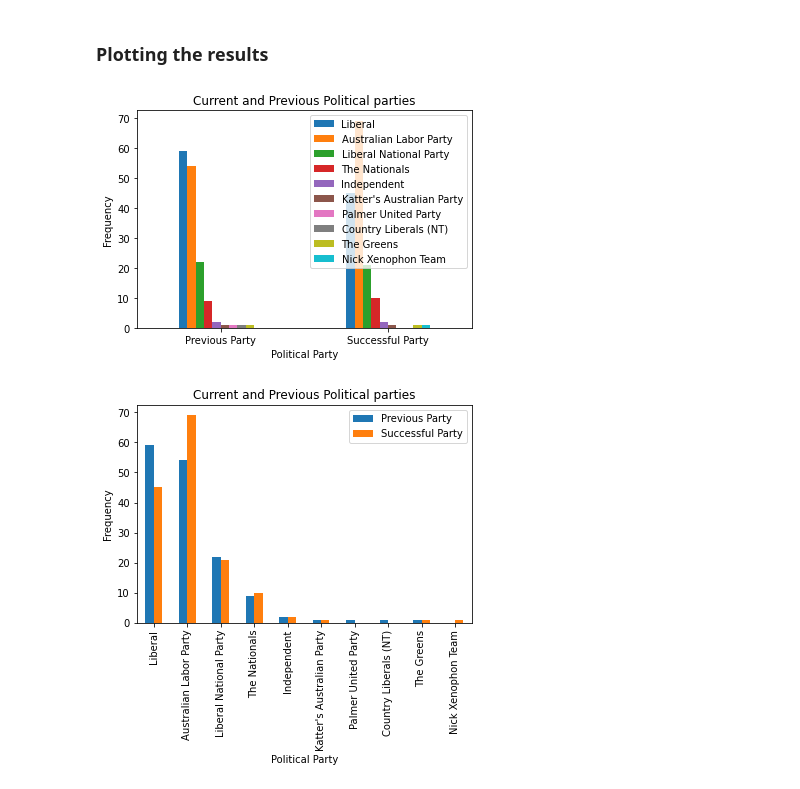
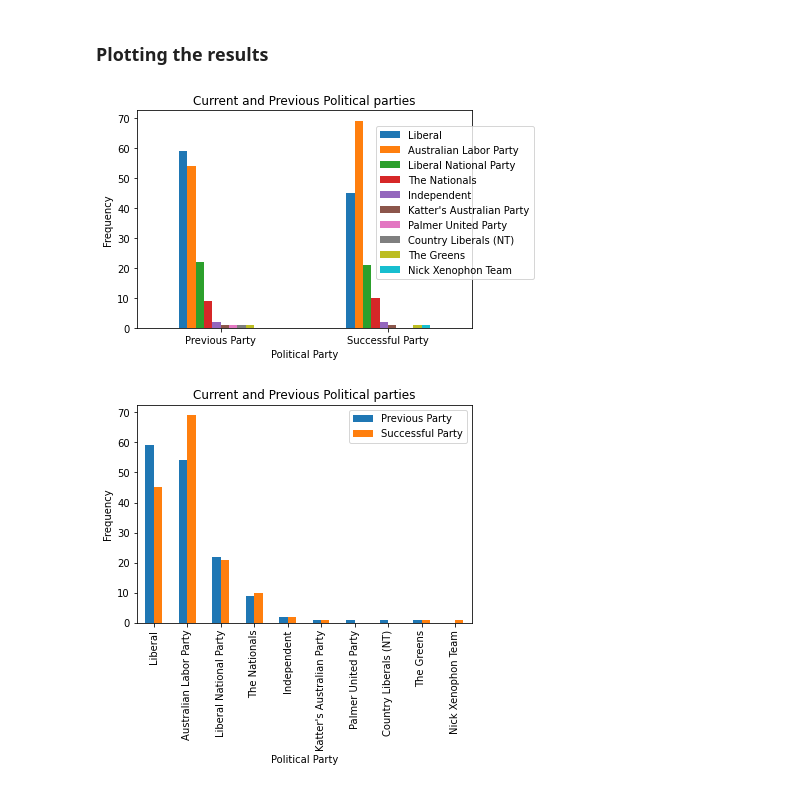
Before and after one commit to annewieggers/ETL-project, a Jupyter notebook: 02-extracting_transforming_election_results.ipynb, the cells around one changed output. Drawn from its saved outputs; the diff is of its cells as text; code cells hidden in the pictures.

Commit message:
updating graph

```diff
--- a/02-extracting_transforming_election_results.ipynb
+++ b/02-extracting_transforming_election_results.ipynb
@@ -264,29 +274,31 @@ Name: successful_party, dtype: int64
 # %%
 # Plotting the frequency of each party as a grouped bar plot. Grouping by previous party and successful party.
 
 import matplotlib.pyplot as plt
 
 plotdata = pd.DataFrame({
     "Liberal":[59,45],
     "Australian Labor Party":[54,69],
     "Liberal National Party":[22,21],
     "The Nationals":[9,10],
     "Independent":[2,2],
     "Katter's Australian Party":[1,1],
     "Palmer United Party":[1,0],
     "Country Liberals (NT)":[1,0],
     "The Greens":[1,1],
     "Nick Xenophon Team":[0,1]},
     index=["Previous Party", "Successful Party"])
 
 plotdata.plot(kind="bar")
 plt.xticks(rotation = 0)
 plt.title("Current and Previous Political parties")
 plt.xlabel("Political Party")
 plt.ylabel("Frequency")
+plt.legend(loc="upper center", bbox_to_anchor=(0.95, 0.95), ncol=1)
+
 plt.show()
 # %% [output]
-[figure, old version]
+[figure, new version]
 # %%
 # Plotting the frequency of each party as a grouped bar plot. Grouping by each party.
 
```
Also changed, not shown: parts of 3 cells of this notebook.
